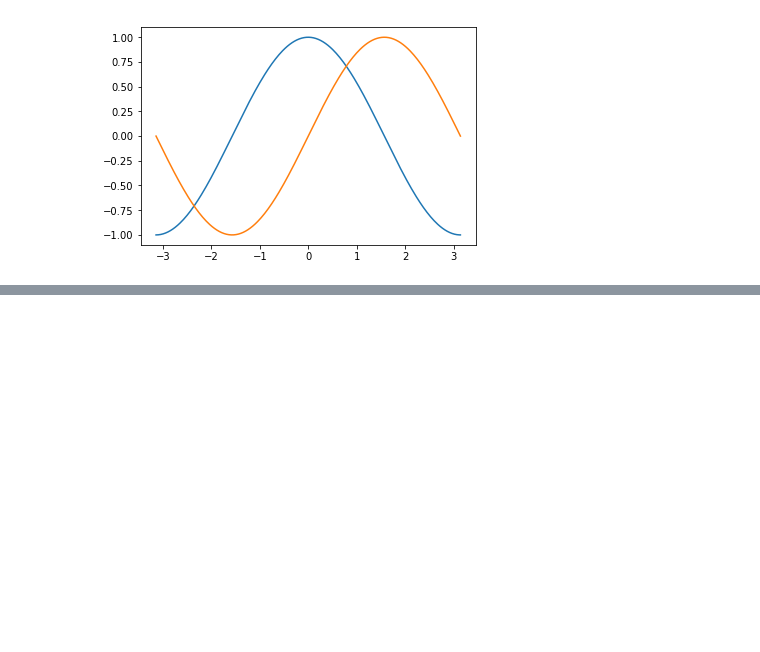
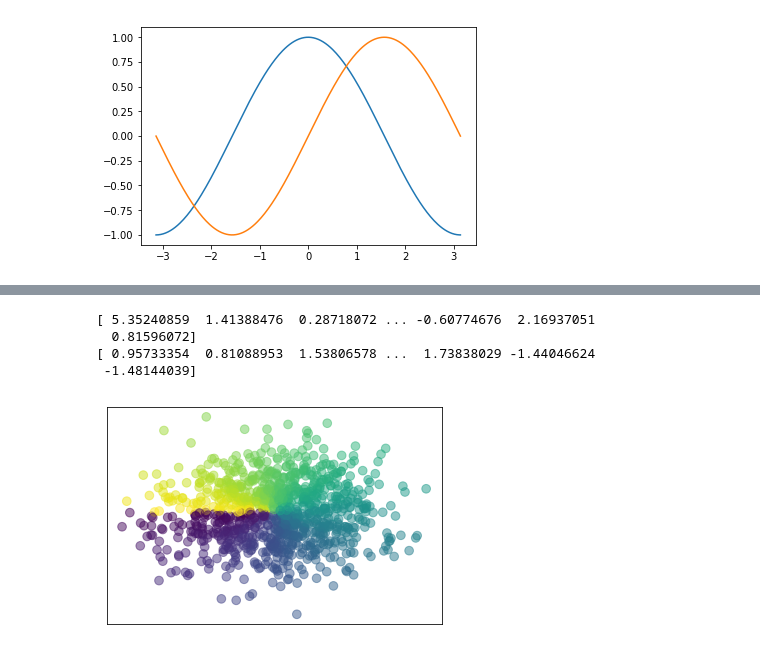
Before and after one commit to JohnHadish/hort503, a Jupyter notebook: Assignment09/Assignment09_1.ipynb, the cells around one changed output, grey strips where cells are left out. Saved outputs shown, nothing was run; the diff lists cells and outputs as text; code cells hidden in the pictures; blank space fills up the shorter version.

```diff
--- a/Assignment09/Assignment09_1.ipynb
+++ b/Assignment09/Assignment09_1.ipynb
@@ -25,0 +139,22 @@ C, S = np.cos(X), np.sin(X)
+# %%
+#Scatter plot
+n = 1024
+
+# np.normal does Gausian centered around first number
+X = np.random.normal(0,5,n)
+Y = np.random.normal(0,5,n)
+T = np.arctan2(Y,X)
+print(X)
+print(T)
+
+plt.xticks([]), plt.yticks([])
+
+
+plt.scatter(X, Y, s=75, c=T, alpha =.5 )
+plt.show()
+# %% [output]
+[ 5.35240859  1.41388476  0.28718072 ... -0.60774676  2.16937051
+  0.81596072]
+[ 0.95733354  0.81088953  1.53806578 ...  1.73838029 -1.44046624
+ -1.48144039]
+[figure, added]
```
Also changed, not shown: parts of 5 cells of this notebook, 2 other files.
